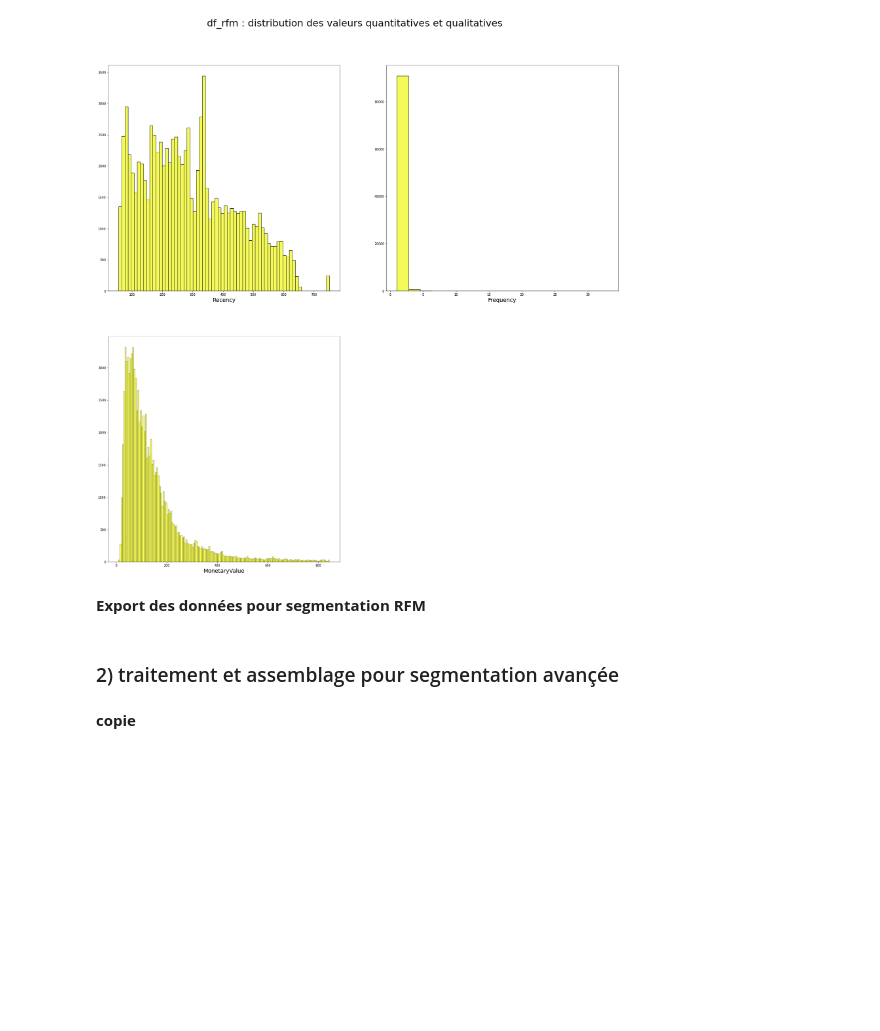
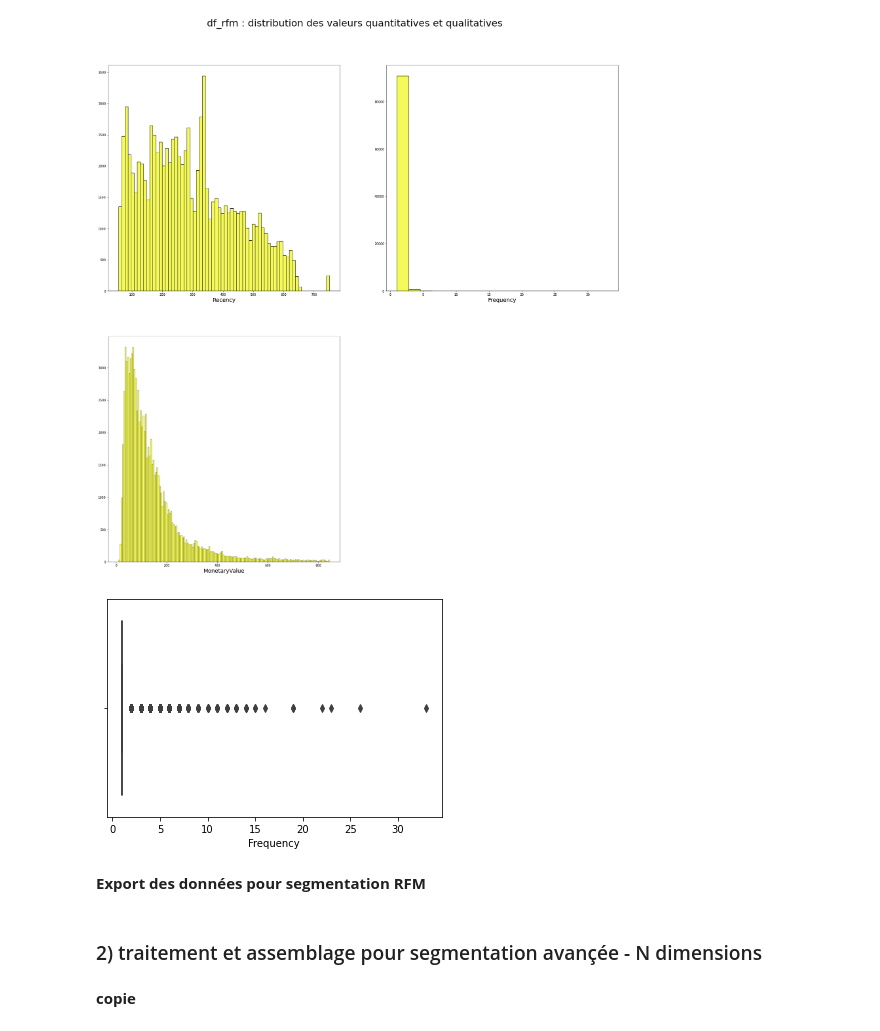
Before and after one commit to Loridan/openclassrooms-iml-projects, a Jupyter notebook: project4/P04_01_notebook_exploration.ipynb, the cells around one changed output. Drawn from its saved outputs; the diff is of its cells as text; code cells hidden in the pictures; blank space fills up the shorter version.

Commit message:
feat : update notebook - add images - add data tsne google projector

```diff
--- a/project4/P04_01_notebook_exploration.ipynb
+++ b/project4/P04_01_notebook_exploration.ipynb
@@ -533,12 +538,16 @@ df_rfm.shape
 plot_sghisto(df_rfm, dtype='all', title='df_rfm : distribution des valeurs quantitatives et qualitatives', color=COLOR_TERTIARY)
 # %% [output]
 [figure]
+# %%
+ax = sns.boxplot(x=df_rfm['Frequency'],data=df_rfm)
+# %% [output]
+[figure, added]
 # %% [markdown]
 **Export des données pour segmentation RFM**
 # %%
 df_rfm.to_csv("data/df_rfm.csv")
 # %% [markdown]
-### 2) traitement et assemblage pour segmentation avançée
+### 2) traitement et assemblage pour segmentation avançée - N dimensions
 # %% [markdown]
 **copie**
 # %%
```
Also changed, not shown: parts of 52 cells of this notebook, 51 other files.
